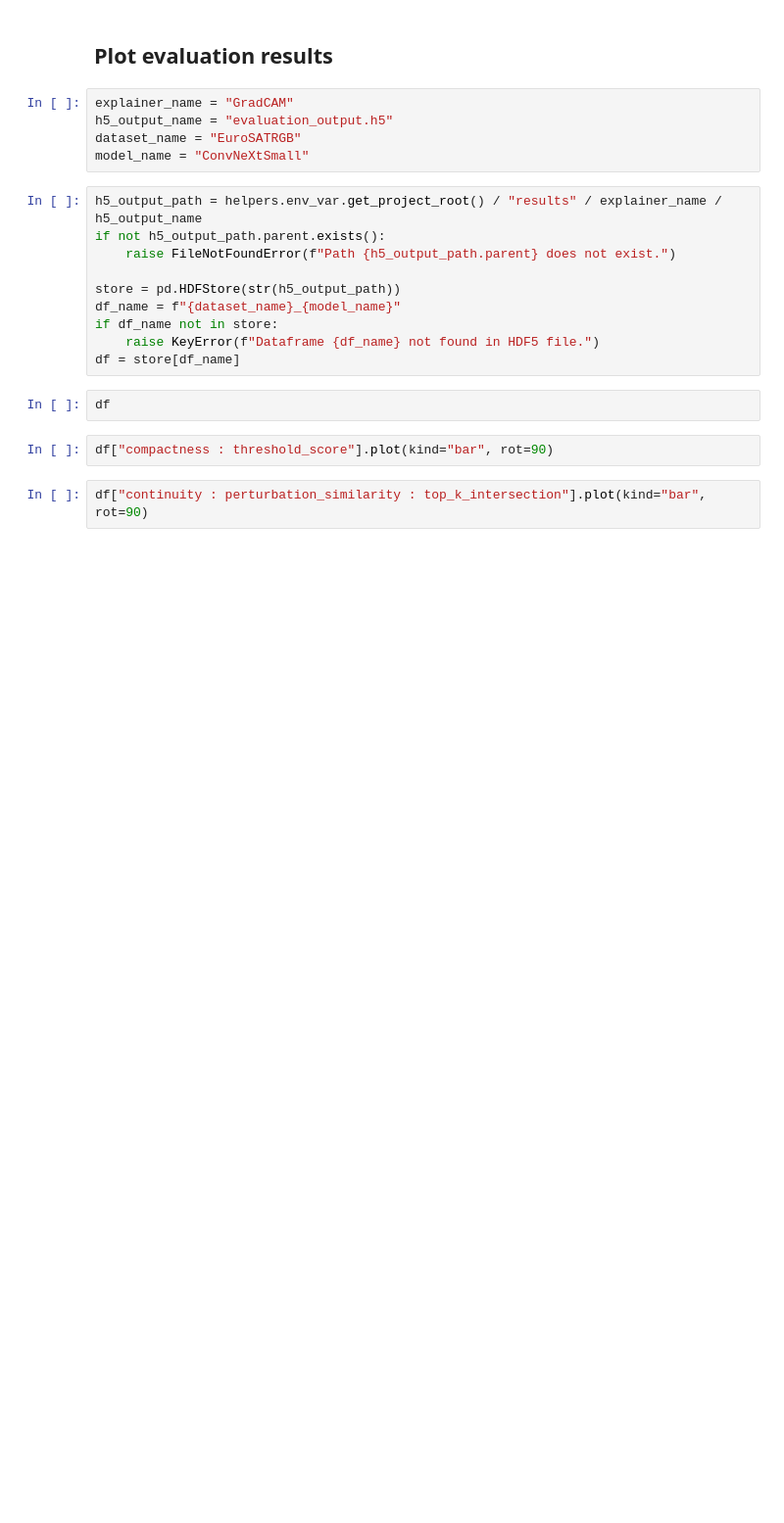
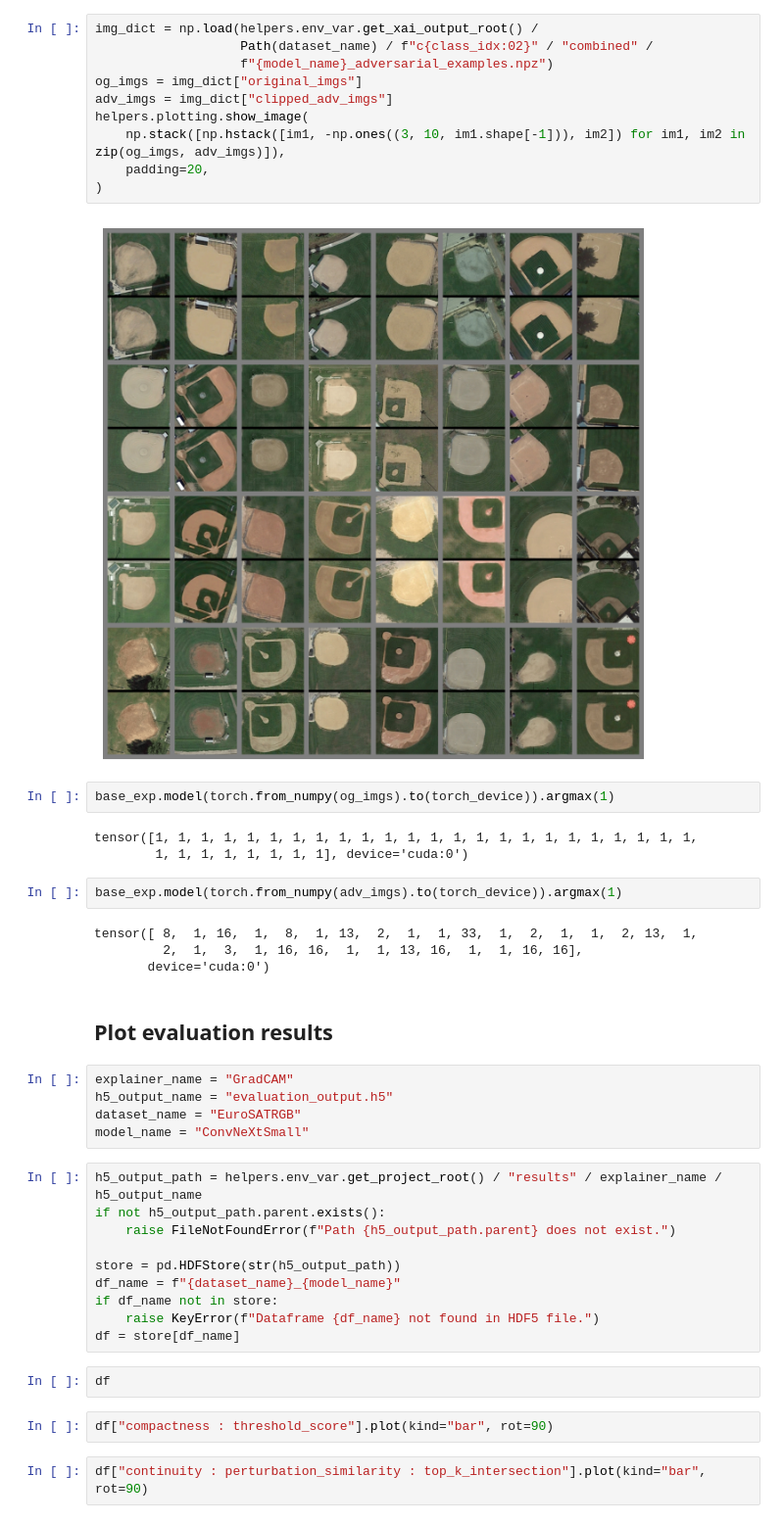
Before and after one commit to tameTNT/evaluating-xai-remote-sensing, a Jupyter notebook: notebooks/evaluation_results.ipynb, the cells around one changed output. Shown at 98% size. Cells and saved outputs as stored; diff of their text form; blank space fills up the shorter version.

```diff
--- a/notebooks/evaluation_results.ipynb
+++ b/notebooks/evaluation_results.ipynb
@@ -55,3 +79,26 @@ for s in stores:
+# %%
+img_dict = np.load(helpers.env_var.get_xai_output_root() /
+                   Path(dataset_name) / f"c{class_idx:02}" / "combined" /
+                   f"{model_name}_adversarial_examples.npz")
+og_imgs = img_dict["original_imgs"]
+adv_imgs = img_dict["clipped_adv_imgs"]
+helpers.plotting.show_image(
+    np.stack([np.hstack([im1, -np.ones((3, 10, im1.shape[-1])), im2]) for im1, im2 in zip(og_imgs, adv_imgs)]),
+    padding=20,
+)
+# %% [output]
+[figure, added]
+# %%
+base_exp.model(torch.from_numpy(og_imgs).to(torch_device)).argmax(1)
+# %% [output]
+tensor([1, 1, 1, 1, 1, 1, 1, 1, 1, 1, 1, 1, 1, 1, 1, 1, 1, 1, 1, 1, 1, 1, 1, 1,
+        1, 1, 1, 1, 1, 1, 1, 1], device='cuda:0')
+# %%
+base_exp.model(torch.from_numpy(adv_imgs).to(torch_device)).argmax(1)
+# %% [output]
+tensor([ 8,  1, 16,  1,  8,  1, 13,  2,  1,  1, 33,  1,  2,  1,  1,  2, 13,  1,
+         2,  1,  3,  1, 16, 16,  1,  1, 13, 16,  1,  1, 16, 16],
+       device='cuda:0')
 # %% [markdown]
 ## Plot evaluation results
 # %%
```
Also changed, not shown: parts of 12 cells of this notebook.
